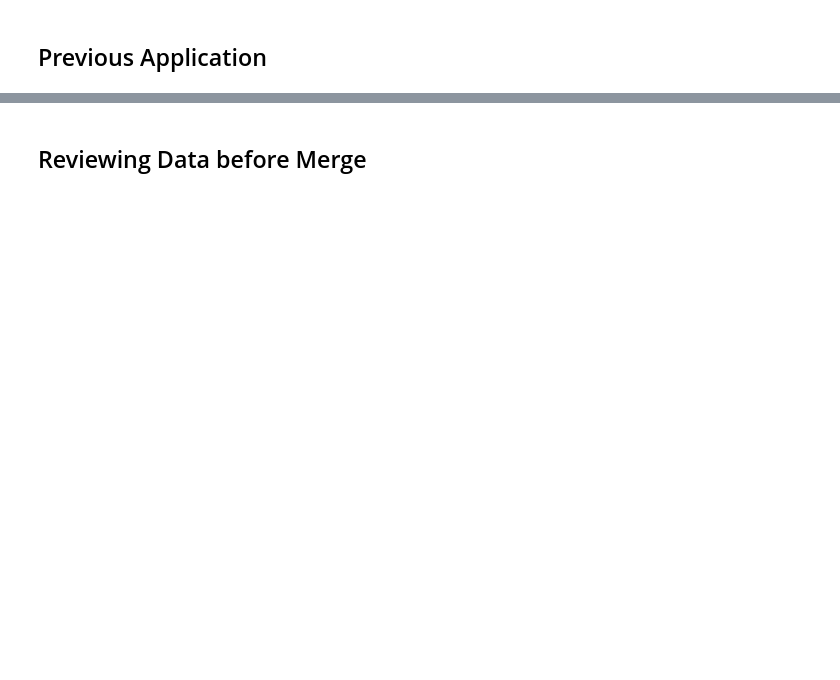
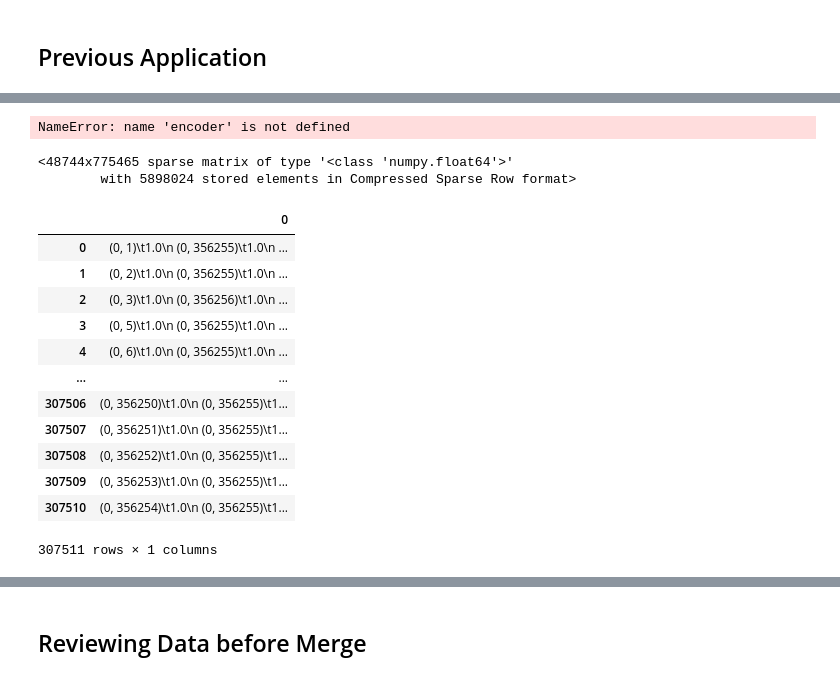
Before and after one commit to drewpeterson1/MachineLearning, a Jupyter notebook: Classification/classification_project_entry2.ipynb, the cells around one changed output, grey strips where cells are left out. Cells and saved outputs as stored; diff of their text form; code cells hidden in the pictures; blank space fills up the shorter version.

```diff
--- a/Classification/classification_project_entry2.ipynb
+++ b/Classification/classification_project_entry2.ipynb
@@ -545,0 +143,4 @@ previous_application.groupby(["SK_ID_PREV", "SK_ID_CURR"]).AMT_ANNUITY.count().r
+# %%
+encoder.fit_transform(combined_data)
+# %% [output]
+NameError: name 'encoder' is not defined
@@ -545,0 +151,5 @@ previous_application.groupby(["SK_ID_PREV", "SK_ID_CURR"]).AMT_ANNUITY.count().r
+# %%
+encoder.transform_(application_test)
+# %% [output]
+<48744x775465 sparse matrix of type '<class 'numpy.float64'>'
+        with 5898024 stored elements in Compressed Sparse Row format>
@@ -545,0 +158,16 @@ previous_application.groupby(["SK_ID_PREV", "SK_ID_CURR"]).AMT_ANNUITY.count().r
+# %%
+pd.DataFrame(encoded_train_data, delimiter)
+# %% [output]
+|  | 0 |
+| 0 | (0, 1)\t1.0\n (0, 356255)\t1.0\n ... |
+| 1 | (0, 2)\t1.0\n (0, 356255)\t1.0\n ... |
+| 2 | (0, 3)\t1.0\n (0, 356256)\t1.0\n ... |
+| 3 | (0, 5)\t1.0\n (0, 356255)\t1.0\n ... |
+| 4 | (0, 6)\t1.0\n (0, 356255)\t1.0\n ... |
+| ... | ... |
+| 307506 | (0, 356250)\t1.0\n (0, 356255)\t1... |
+| 307507 | (0, 356251)\t1.0\n (0, 356255)\t1... |
+| 307508 | (0, 356252)\t1.0\n (0, 356255)\t1... |
+| 307509 | (0, 356253)\t1.0\n (0, 356255)\t1... |
+| 307510 | (0, 356254)\t1.0\n (0, 356255)\t1... |
+307511 rows × 1 columns
```
Also changed, not shown: parts of 93 cells of this notebook, 1 other file.
